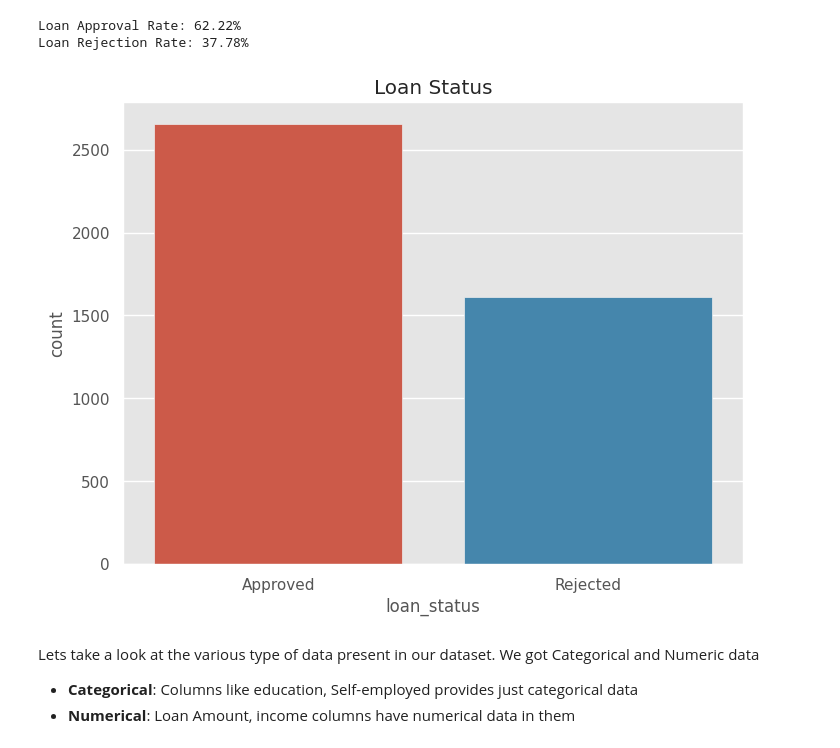
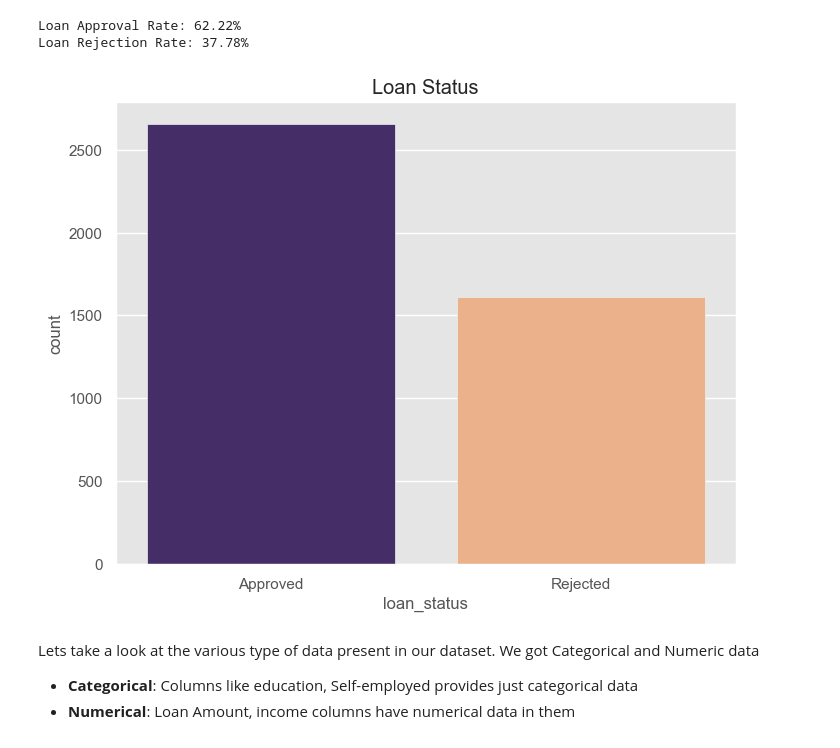
Before and after one commit to rogue-gamer-ryt/loan-approval-prediction, a Jupyter notebook: PD3_Thesis_Loan_Approval.ipynb, the cells around one changed output. Cells and saved outputs as stored; diff of their text form; code cells hidden in the pictures.

```diff
--- a/PD3_Thesis_Loan_Approval.ipynb
+++ b/PD3_Thesis_Loan_Approval.ipynb
@@ -145,11 +147,11 @@ Loan Rejection Rate: 37.78%
 # %%
 # Graphical representation of the loan status data
 plt.figure(figsize=(8,6))
-sns.countplot(x='loan_status', data=loan_dataset)
+sns.countplot(x='loan_status', data=loan_dataset, palette=['#432371',"#FAAE7B"])
 plt.title('Loan Status')
 plt.show()
 # %% [output]
-[figure, old version]
+[figure, new version]
 # %% [markdown]
 Lets take a look at the various type of data present in our dataset. We got Categorical and Numeric data
 
```
Also changed, not shown: parts of 20 cells of this notebook, 2 other files.
